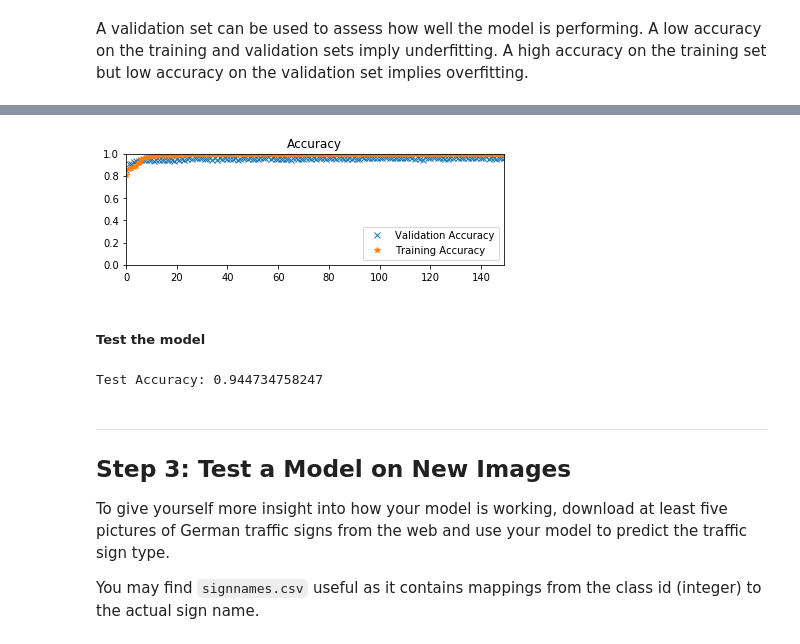
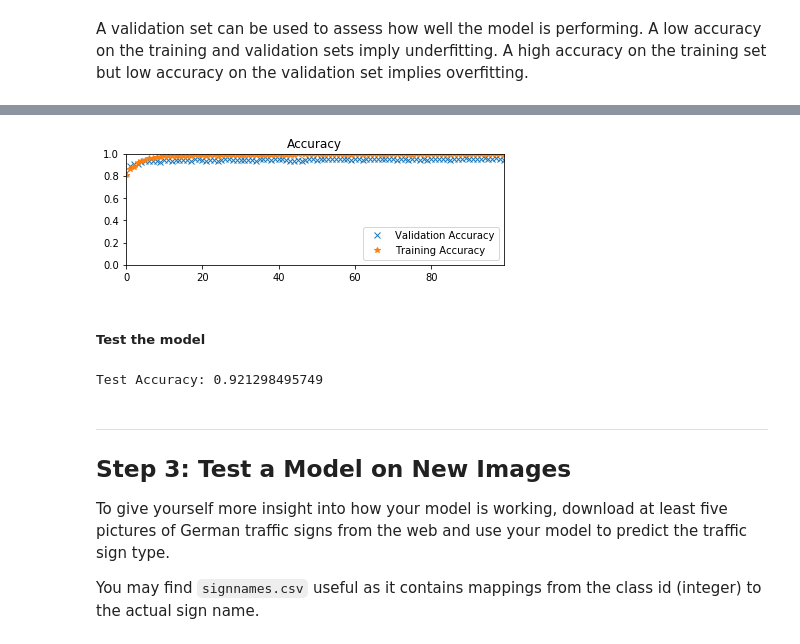
Before and after one commit to rnaidu02/CarND-Traffic-Sign-Classifier-Project, a Jupyter notebook: Traffic_Sign_Classifier.ipynb, the cells around one changed output, grey strips where cells are left out. Saved outputs shown, nothing was run; the diff lists cells and outputs as text; code cells hidden in the pictures.

```diff
--- a/Traffic_Sign_Classifier.ipynb
+++ b/Traffic_Sign_Classifier.ipynb
@@ -815,7 +814,7 @@ K.set_image_dim_ordering('tf')
 '''
 from sklearn.utils import shuffle
 
-EPOCHS = 150
+EPOCHS = 100
 BATCH_SIZE = 128
 valid_threashold = 0.94
 
@@ -891,4 +890,4 @@ Model saved with accuracy of  0.958276643775
-[figure, old version]
+[figure, new version]
 # %% [markdown]
 ##### Test the model
 # %%
@@ -900,7 +899,7 @@ with tf.Session() as sess:
     test_accuracy = evaluate(X_test, y_test)
     print('Test Accuracy:', test_accuracy)
 # %% [output]
-Test Accuracy: 0.944734758247
+Test Accuracy: 0.921298495749
 # %% [markdown]
 ---
 
```
Also changed, not shown: parts of 7 cells of this notebook, 1 other file.
